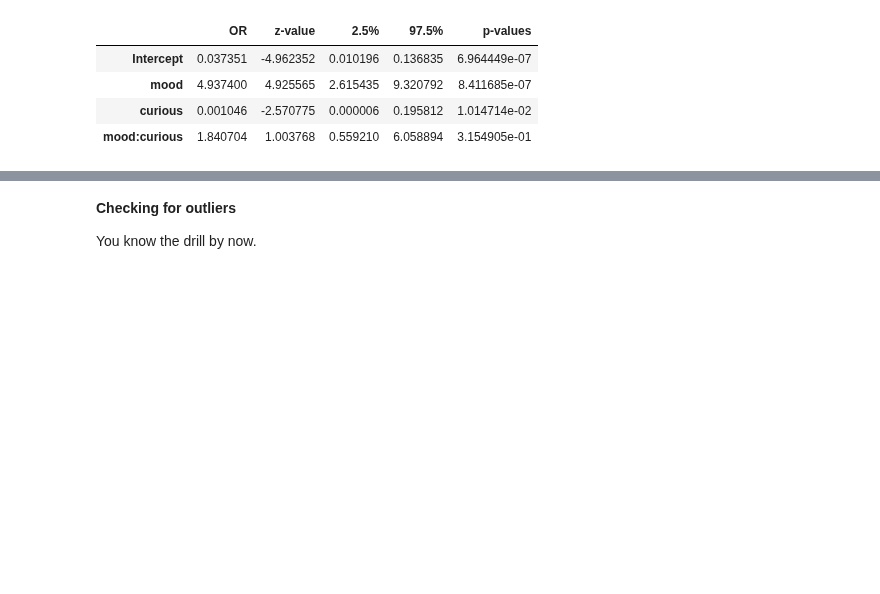
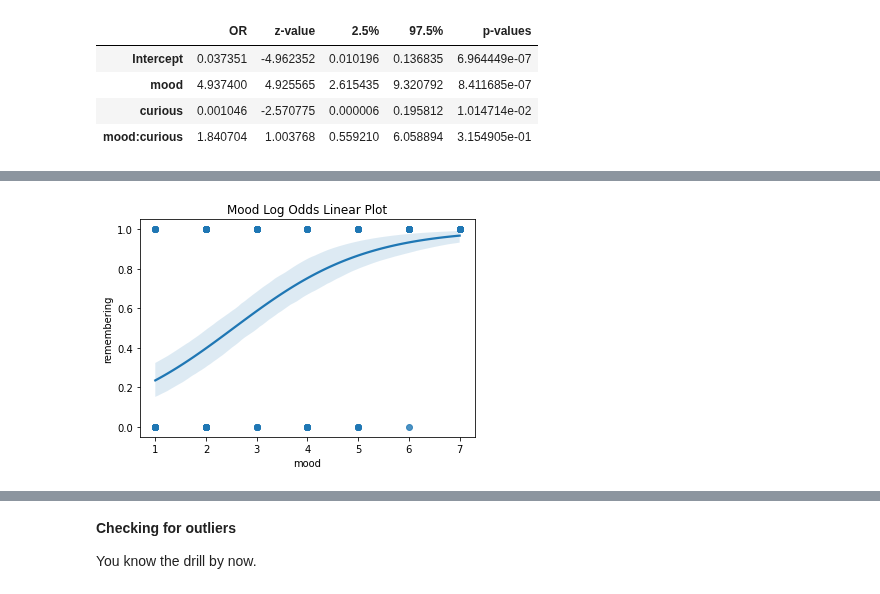
Before and after one commit to ia-nechaev/aqm2022, a Jupyter notebook: exercises_Logistic_regression.ipynb, the cells around one changed output, grey strips where cells are left out. Saved outputs shown, nothing was run; the diff lists cells and outputs as text; code cells hidden in the pictures; blank space fills up the shorter version.

```diff
--- a/exercises_Logistic_regression.ipynb
+++ b/exercises_Logistic_regression.ipynb
@@ -335,12 +338,10 @@ Is the relationship between a predictor and its log transformation significant?
 
 A way to test this is to plot the IV(s) in question and look for an S-shaped curve. The plot should have a flat-like top and bottom with an increase or decrease in the middle.
 # %%
-import seaborn as sns
-sns.set()
-
 #graphic representation
 mood_log = sns.regplot(x= 'mood', y= 'remembering', data= df, logistic= True).set_title("Mood Log Odds Linear Plot")
-mood.figure.savefig("mood log lin.png")
+# %% [output]
+[figure, added]
 # %%
 #Alternatively, we can test for collinearity by seeing if there is an interaction between a variable and its own logit
 #We create new variable that is the log of the variable we want to test
```
Also changed, not shown: parts of 17 cells of this notebook.
